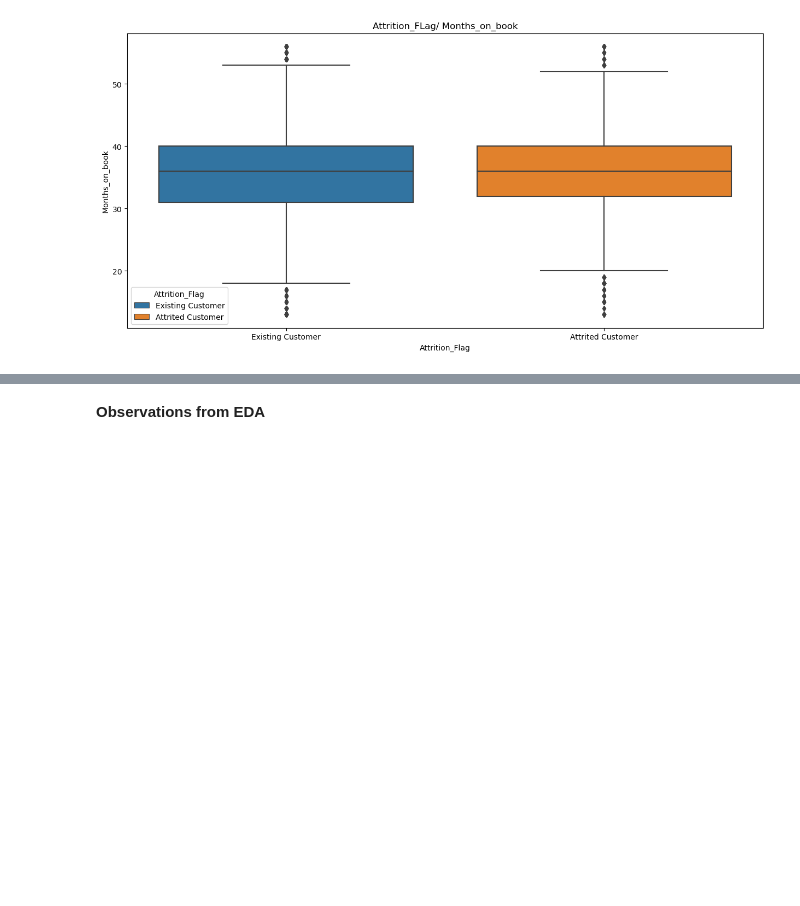
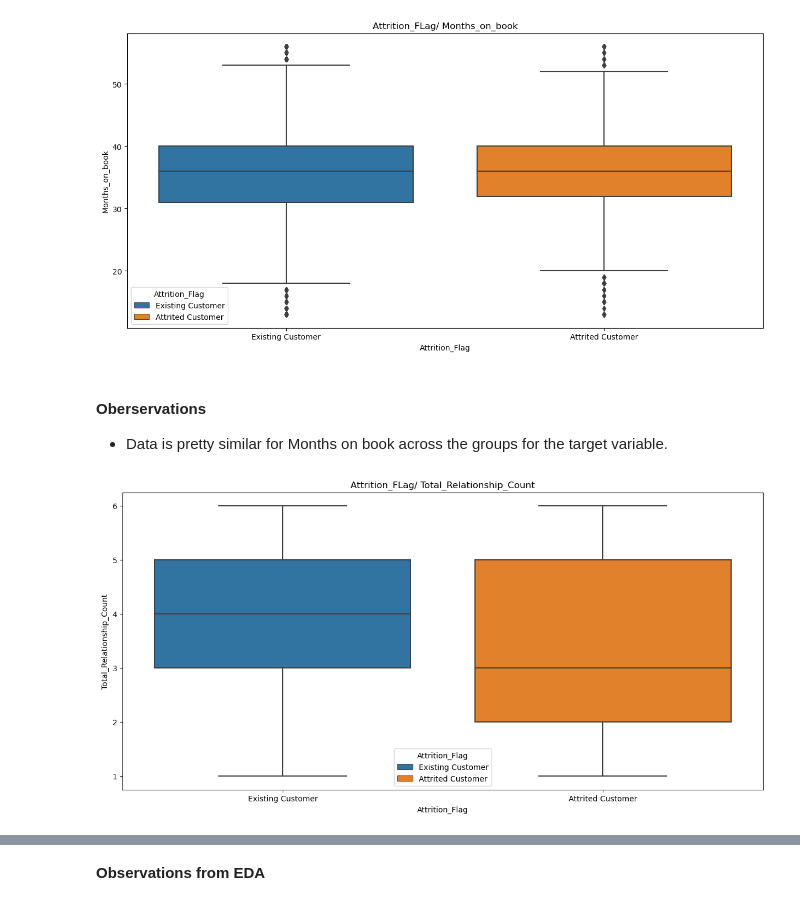
Before and after one commit to Drew75austin/Churn_Project, a Jupyter notebook: ETMT_Project_LearnerNotebook_FullCode (1).ipynb, the cells around one changed output, grey strips where cells are left out. Saved outputs shown, nothing was run; the diff lists cells and outputs as text; code cells hidden in the pictures; blank space fills up the shorter version.

```diff
--- a/ETMT_Project_LearnerNotebook_FullCode (1).ipynb
+++ b/ETMT_Project_LearnerNotebook_FullCode (1).ipynb
@@ -675,3 +705,11 @@ box_plot("Attrition_Flag","Credit_Limit","Credit_Limit","Attrition_Flag","Attrit
 box_plot("Attrition_Flag","Months_on_book","Months_on_book","Attrition_Flag","Attrition_FLag/ Months_on_book","Attrition_Flag")
 # %% [output]
 [figure]
+# %% [markdown]
+#### Oberservations
+- Data is pretty similar for Months on book across the groups for the target variable.
+# %%
+# Plot Total_Relationship_Count by Attrition FLag
+box_plot("Attrition_Flag","Total_Relationship_Count","Total_Relationship_Count","Attrition_Flag","Attrition_FLag/ Total_Relationship_Count","Attrition_Flag")
+# %% [output]
+[figure, added]
```
Also changed, not shown: parts of 24 cells of this notebook.
